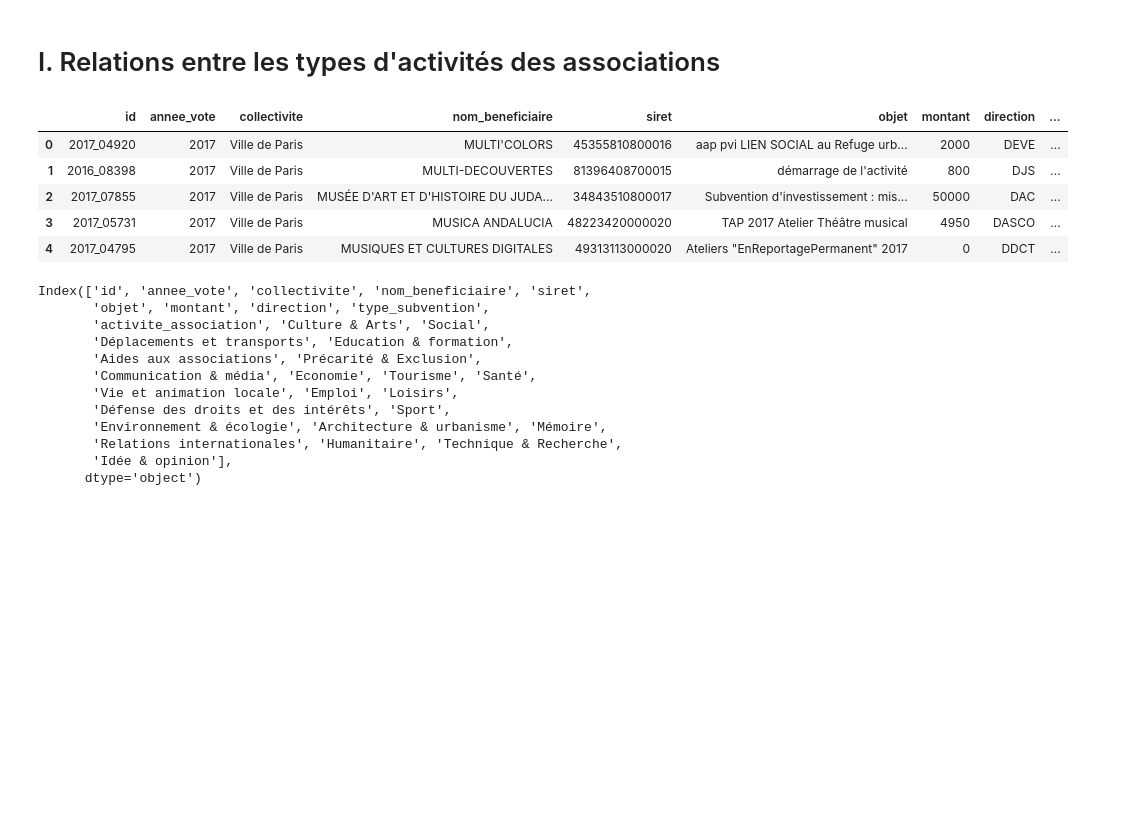
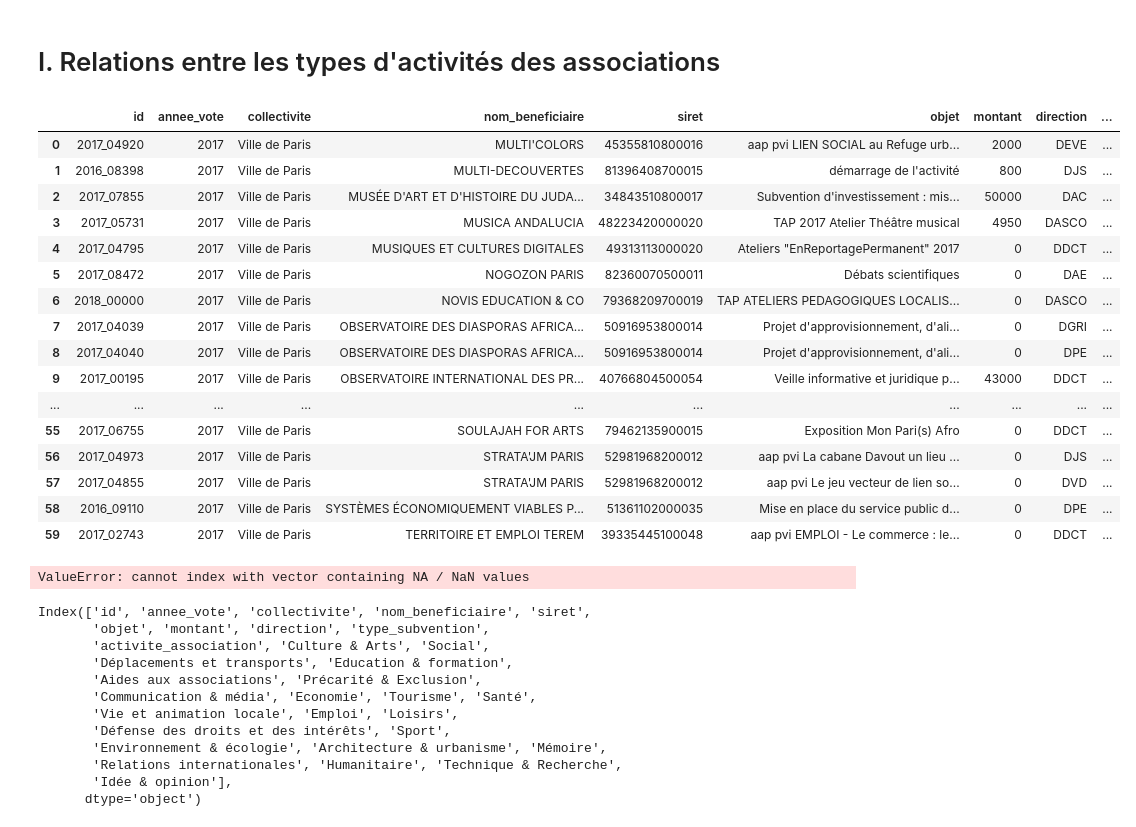
Before and after one commit to subventionsparis/website, a Jupyter notebook: Plots_soso.ipynb, the cells around one changed output. Cells and saved outputs as stored; diff of their text form; code cells hidden in the pictures; blank space fills up the shorter version.

```diff
--- a/Plots_soso.ipynb
+++ b/Plots_soso.ipynb
@@ -20,14 +20,29 @@ df_subventions = preparation_data(path)
 # %% [markdown]
 # I. Relations entre les types d'activités des associations
 # %%
-df_subventions.head()
+df_subventions.head(60)
 # %% [output]
 |  | id | annee_vote | collectivite | nom_beneficiaire | siret | objet | montant | direction | ... |
 | 0 | 2017_04920 | 2017 | Ville de Paris | MULTI'COLORS | 45355810800016 | aap pvi LIEN SOCIAL au Refuge urb... | 2000 | DEVE | ... |
 | 1 | 2016_08398 | 2017 | Ville de Paris | MULTI-DECOUVERTES | 81396408700015 | démarrage de l'activité | 800 | DJS | ... |
 | 2 | 2017_07855 | 2017 | Ville de Paris | MUSÉE D'ART ET D'HISTOIRE DU JUDA... | 34843510800017 | Subvention d'investissement : mis... | 50000 | DAC | ... |
 | 3 | 2017_05731 | 2017 | Ville de Paris | MUSICA ANDALUCIA | 48223420000020 | TAP 2017 Atelier Théâtre musical | 4950 | DASCO | ... |
 | 4 | 2017_04795 | 2017 | Ville de Paris | MUSIQUES ET CULTURES DIGITALES | 49313113000020 | Ateliers "EnReportagePermanent" 2017 | 0 | DDCT | ... |
+| 5 | 2017_08472 | 2017 | Ville de Paris | NOGOZON PARIS | 82360070500011 | Débats scientifiques | 0 | DAE | ... |
+| 6 | 2018_00000 | 2017 | Ville de Paris | NOVIS EDUCATION & CO | 79368209700019 | TAP ATELIERS PEDAGOGIQUES LOCALIS... | 0 | DASCO | ... |
+| 7 | 2017_04039 | 2017 | Ville de Paris | OBSERVATOIRE DES DIASPORAS AFRICA... | 50916953800014 | Projet d'approvisionnement, d'ali... | 0 | DGRI | ... |
+| 8 | 2017_04040 | 2017 | Ville de Paris | OBSERVATOIRE DES DIASPORAS AFRICA... | 50916953800014 | Projet d'approvisionnement, d'ali... | 0 | DPE | ... |
+| 9 | 2017_00195 | 2017 | Ville de Paris | OBSERVATOIRE INTERNATIONAL DES PR... | 40766804500054 | Veille informative et juridique p... | 43000 | DDCT | ... |
+| ... | ... | ... | ... | ... | ... | ... | ... | ... | ... |
+| 55 | 2017_06755 | 2017 | Ville de Paris | SOULAJAH FOR ARTS | 79462135900015 | Exposition Mon Pari(s) Afro | 0 | DDCT | ... |
+| 56 | 2017_04973 | 2017 | Ville de Paris | STRATA'JM PARIS | 52981968200012 | aap pvi La cabane Davout un lieu ... | 0 | DJS | ... |
+| 57 | 2017_04855 | 2017 | Ville de Paris | STRATA'JM PARIS | 52981968200012 | aap pvi Le jeu vecteur de lien so... | 0 | DVD | ... |
+| 58 | 2016_09110 | 2017 | Ville de Paris | SYSTÈMES ÉCONOMIQUEMENT VIABLES P... | 51361102000035 | Mise en place du service public d... | 0 | DPE | ... |
+| 59 | 2017_02743 | 2017 | Ville de Paris | TERRITOIRE ET EMPLOI TEREM | 39335445100048 | aap pvi EMPLOI - Le commerce : le... | 0 | DDCT | ... |
+# %%
+df_subventions[df_subventions['nom_beneficiaire']== ""]
+# %% [output]
+ValueError: cannot index with vector containing NA / NaN values
 # %%
 # drop rows with no activite_association
 float_activities_to_drop = np.where([type(x) == float for x in df_subventions['activite_association']])
```
Also changed, not shown: parts of 15 cells of this notebook, 3 other files.
